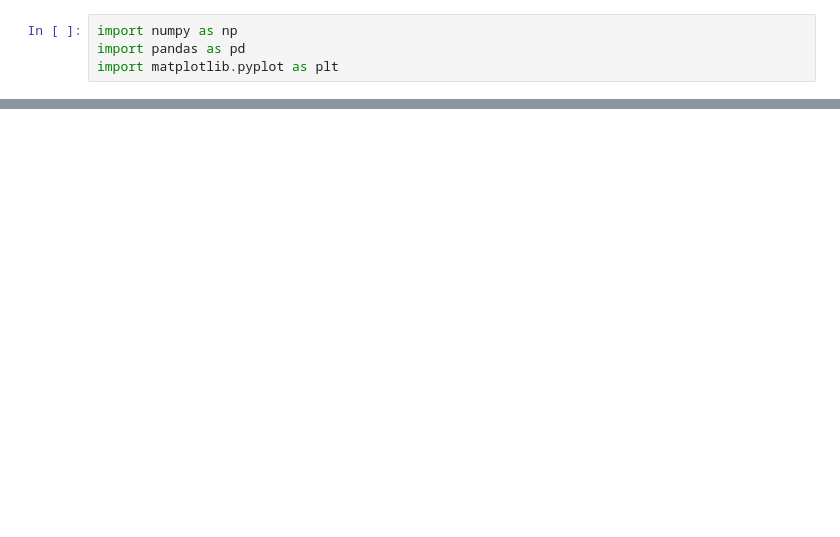
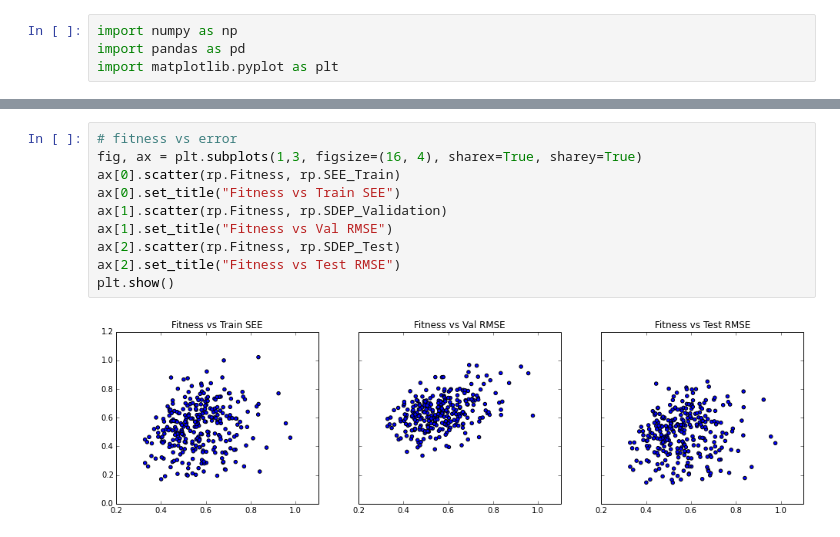
Before and after one commit to ipkCoder/HIV_Neural_Nets, a Jupyter notebook: ANN/program/parse_hiv_results.ipynb, the cells around one changed output, grey strips where cells are left out. Cells and saved outputs as stored; diff of their text form; blank space fills up the shorter version.

```diff
--- a/ANN/program/parse_hiv_results.ipynb
+++ b/ANN/program/parse_hiv_results.ipynb
@@ -30,0 +50,12 @@ plt.show()
+# %%
+# fitness vs error
+fig, ax = plt.subplots(1,3, figsize=(16, 4), sharex=True, sharey=True)
+ax[0].scatter(rp.Fitness, rp.SEE_Train)
+ax[0].set_title("Fitness vs Train SEE")
+ax[1].scatter(rp.Fitness, rp.SDEP_Validation)
+ax[1].set_title("Fitness vs Val RMSE")
+ax[2].scatter(rp.Fitness, rp.SDEP_Test)
+ax[2].set_title("Fitness vs Test RMSE")
+plt.show()
+# %% [output]
+[figure, added]
```
Also changed, not shown: parts of 14 cells of this notebook.
